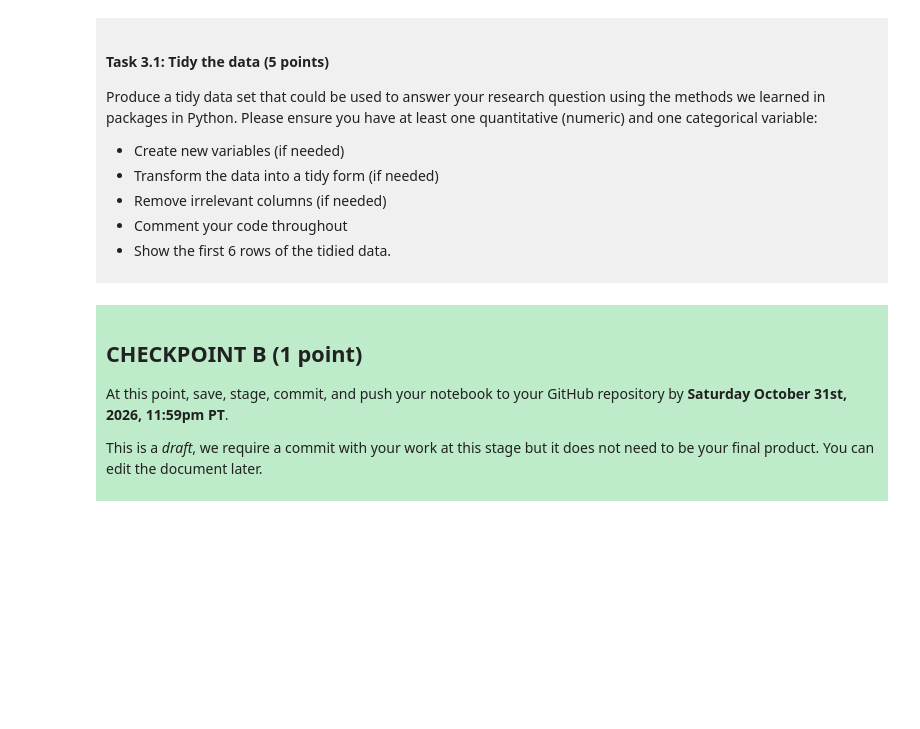
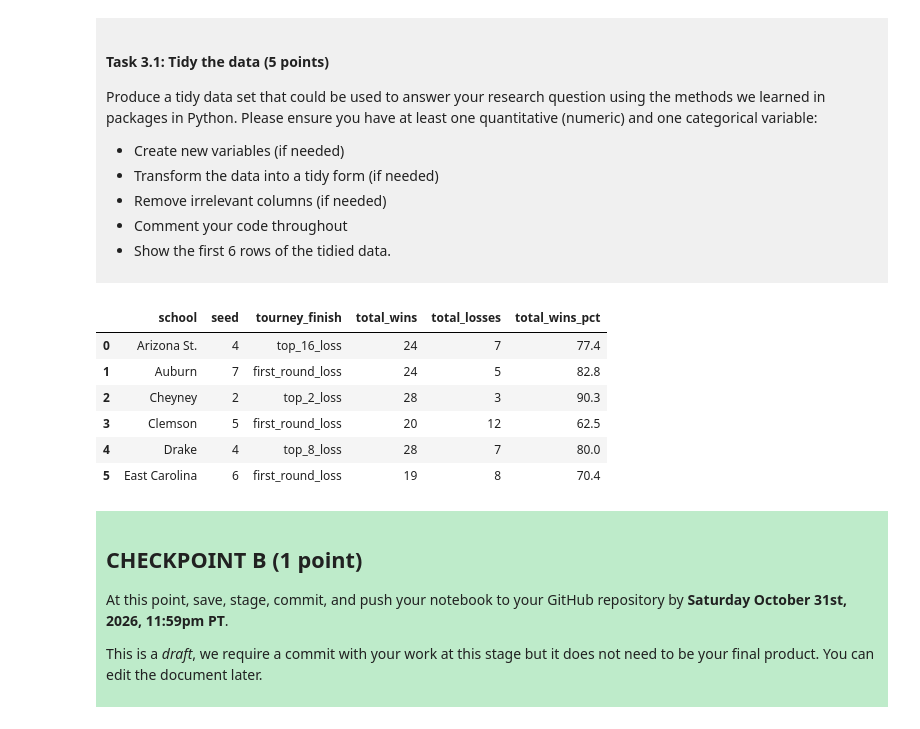
Before and after one commit to blauu05/dsci-100-project-brandon-lau, a Jupyter notebook: dsci-100-project-notebook.ipynb, the cells around one changed output. Drawn from its saved outputs; the diff is of its cells as text; code cells hidden in the pictures; blank space fills up the shorter version.

```diff
--- a/dsci-100-project-notebook.ipynb
+++ b/dsci-100-project-notebook.ipynb
@@ -187,7 +197,19 @@ Produce a tidy data set that could be used to answer your research question usin
 
 </div>
 # %%
-### EDIT THIS CODE CELL ###
+# Data is alr
+# Removed irrelevant columns
+tidy_data = data[["school", "seed", "tourney_finish", "total_wins", "total_losses", "total_wins_pct"]]
+# Shows first 6 rows
+tidy_data.head(6)
+# %% [output]
+|  | school | seed | tourney_finish | total_wins | total_losses | total_wins_pct |
+| 0 | Arizona St. | 4 | top_16_loss | 24 | 7 | 77.4 |
+| 1 | Auburn | 7 | first_round_loss | 24 | 5 | 82.8 |
+| 2 | Cheyney | 2 | top_2_loss | 28 | 3 | 90.3 |
+| 3 | Clemson | 5 | first_round_loss | 20 | 12 | 62.5 |
+| 4 | Drake | 4 | top_8_loss | 28 | 7 | 80.0 |
+| 5 | East Carolina | 6 | first_round_loss | 19 | 8 | 70.4 |
 # %% [markdown]
 <div style="background-color: #beebca; padding: 10px;">
 
```
Also changed, not shown: parts of 5 cells of this notebook.
